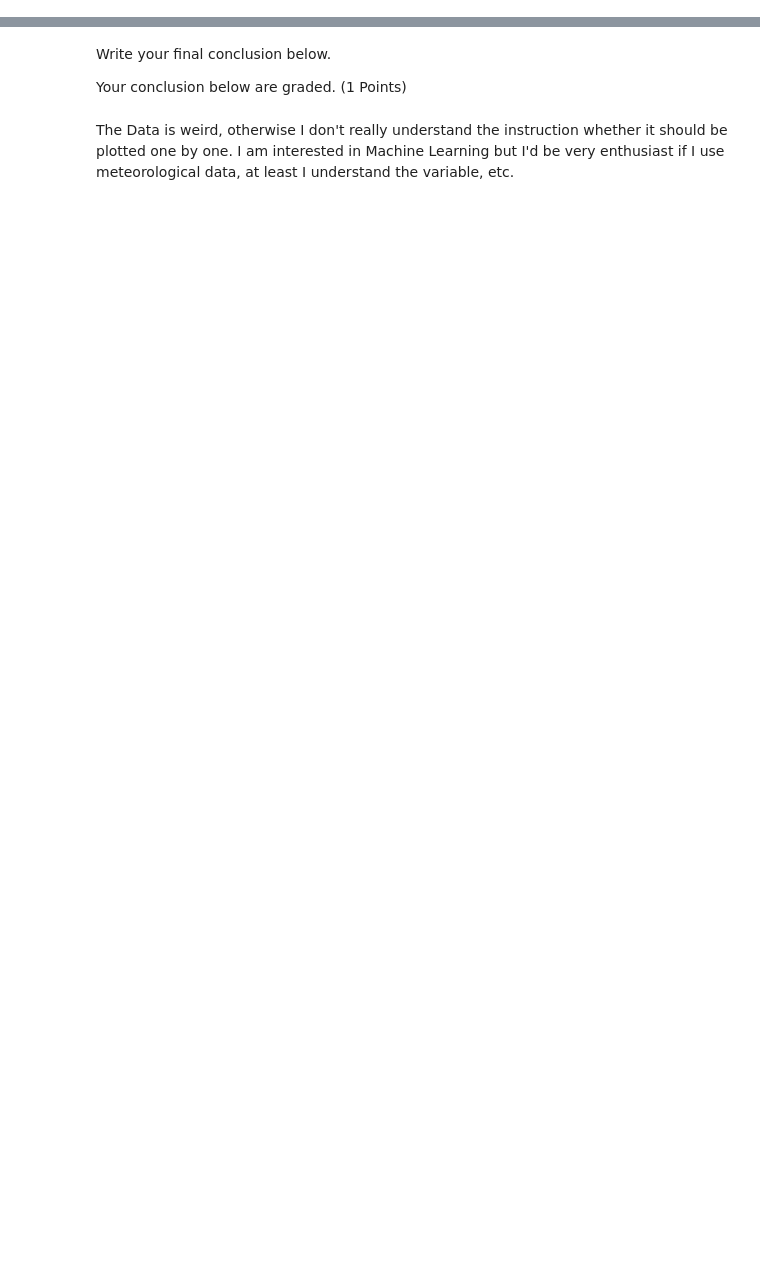
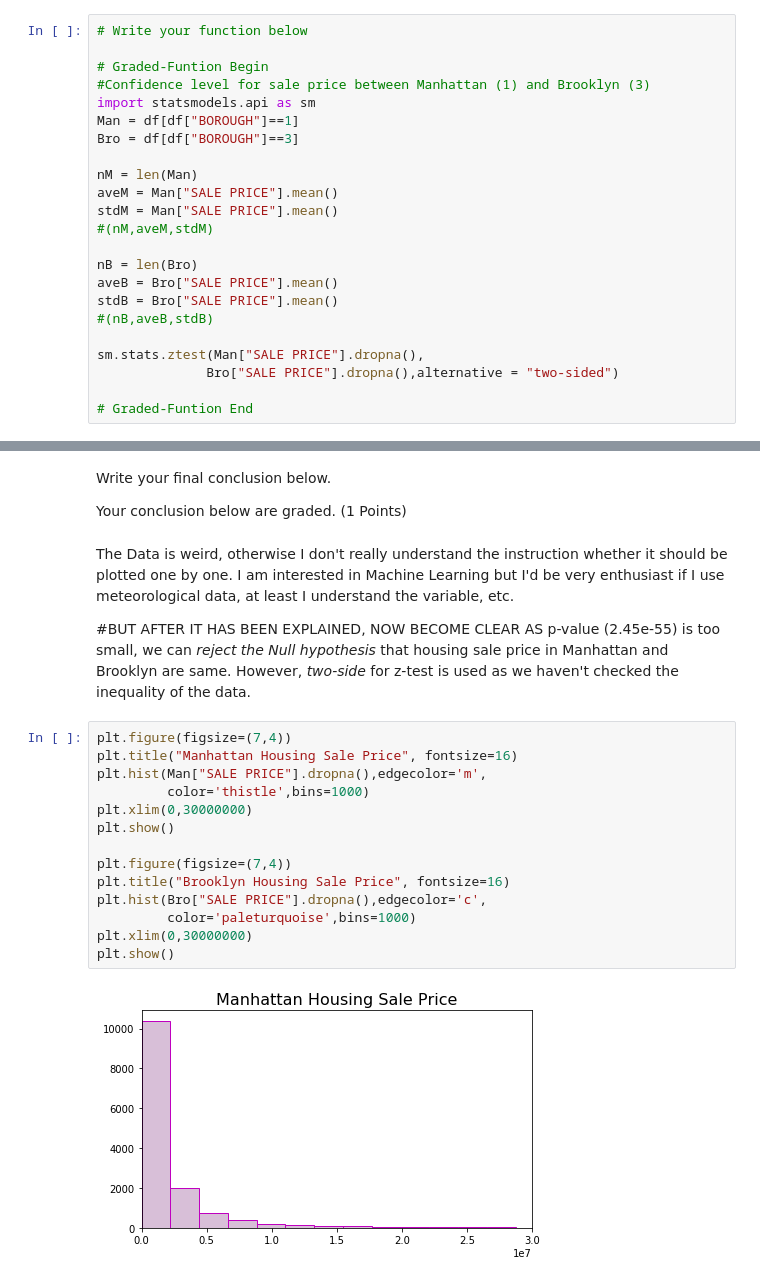
Before and after one commit to pHeesari/Recovery_H8_050, a Jupyter notebook: PYTN_Assgn_2_050_Fitri.ipynb, the cells around one changed output, grey strips where cells are left out. Saved outputs shown, nothing was run; the diff lists cells and outputs as text; blank space fills up the shorter version.

```diff
--- a/PYTN_Assgn_2_050_Fitri.ipynb
+++ b/PYTN_Assgn_2_050_Fitri.ipynb
@@ -514,0 +505,23 @@ sm.stats.ztest(df['TOTAL UNITS'])
+# %%
+# Write your function below
+
+# Graded-Funtion Begin
+#Confidence level for sale price between Manhattan (1) and Brooklyn (3)
+import statsmodels.api as sm
+Man = df[df["BOROUGH"]==1]
+Bro = df[df["BOROUGH"]==3]
+
+nM = len(Man)
+aveM = Man["SALE PRICE"].mean()
+stdM = Man["SALE PRICE"].mean()
+#(nM,aveM,stdM)
+
+nB = len(Bro)
+aveB = Bro["SALE PRICE"].mean()
+stdB = Bro["SALE PRICE"].mean()
+#(nB,aveB,stdB)
+
+sm.stats.ztest(Man["SALE PRICE"].dropna(),
+              Bro["SALE PRICE"].dropna(),alternative = "two-sided")
+
+# Graded-Funtion End
@@ -518,3 +533,22 @@ Write your final conclusion below.
 Your conclusion below are graded. (1 Points)
 # %% [markdown]
 The Data is weird, otherwise I don't really understand the instruction whether it should be plotted one by one. I am interested in Machine Learning but I'd be very enthusiast if I use meteorological data, at least I understand the variable, etc.
+
+#BUT AFTER IT HAS BEEN EXPLAINED, NOW BECOME CLEAR
+AS p-value (2.45e-55) is too small, we can *reject the Null hypothesis*  that housing sale price in Manhattan and Brooklyn are same. However,  *two-side* for z-test is used as we haven't checked the inequality of the data.
+# %%
+plt.figure(figsize=(7,4))
+plt.title("Manhattan Housing Sale Price", fontsize=16)
+plt.hist(Man["SALE PRICE"].dropna(),edgecolor='m',
+         color='thistle',bins=1000)
+plt.xlim(0,30000000)
+plt.show()
+
+plt.figure(figsize=(7,4))
+plt.title("Brooklyn Housing Sale Price", fontsize=16)
+plt.hist(Bro["SALE PRICE"].dropna(),edgecolor='c',
+         color='paleturquoise',bins=1000)
+plt.xlim(0,30000000)
+plt.show()
+# %% [output]
+[figure, added]
```
Also changed, not shown: parts of 3 cells of this notebook.
